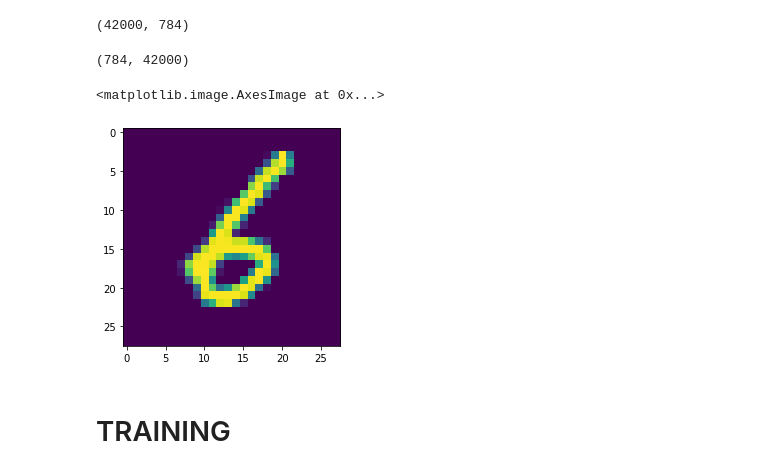
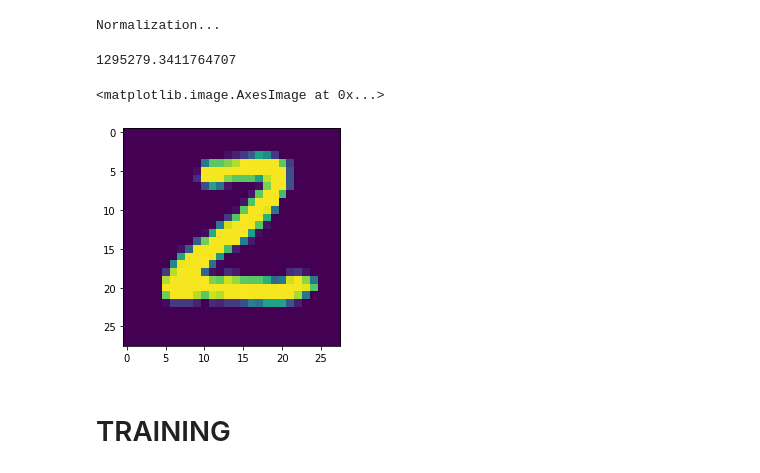
Before and after one commit to Orixtosius/MNIST, a Jupyter notebook: mnist.ipynb, the cells around one changed output. Saved outputs shown, nothing was run; the diff lists cells and outputs as text; code cells hidden in the pictures.

Commit message:
Updating train/test split

```diff
--- a/mnist.ipynb
+++ b/mnist.ipynb
@@ -24 +24,4 @@ df
 42000 rows × 785 columns
+# %%
+df_train = df[:int(42000*0.7)]
+df_test = df[int(42000*0.7):]
@@ -25,3 +44,5 @@ df
 # %%
-df_y = pd.DataFrame(df["label"],columns = ["label"])
-df_y
+train_y = pd.DataFrame(df_train["label"],columns = ["label"])
+train_x = df_train.loc[:, df_train.columns!='label']
+test_y = pd.DataFrame(df_test["label"],columns = ["label"])
+test_x = df_test.loc[:, df_test.columns!='label']
@@ -59,3 +81,5 @@ df_x
 # %%
-arr = df_x.to_numpy()
-arr_y = df_y.to_numpy()
+arr_train_x = train_x.to_numpy(dtype = float)
+arr_train_y = train_y.to_numpy(dtype = float)
+arr_test_x = test_x.to_numpy(dtype = float)
+arr_test_y = test_y.to_numpy(dtype = float)
@@ -77,19 +109,19 @@ plt.imshow(x)
 # %%
-arr = arr/255.0
+print("Normalization...")
+arr_train_x /= 255.0
+arr_test_x /= 255.0
+# %% [output]
+Normalization...
-# %%
-arr.shape
-# %% [output]
-(42000, 784)
-# %%
-arr.T.shape
-# %% [output]
-(784, 42000)
+# %%
+print(np.sum(arr_test_x))
+# %% [output]
+1295279.3411764707
 # %%
-x = arr[0].reshape(28,28)
+x = arr_train_x[0].reshape(28,28)
 plt.imshow(x)
 # %% [output]
 <matplotlib.image.AxesImage at 0x...>
-[figure, old version]
+[figure, new version]
 # %% [markdown]
 # TRAINING
 # %%
```
Also changed, not shown: parts of 18 cells of this notebook.
